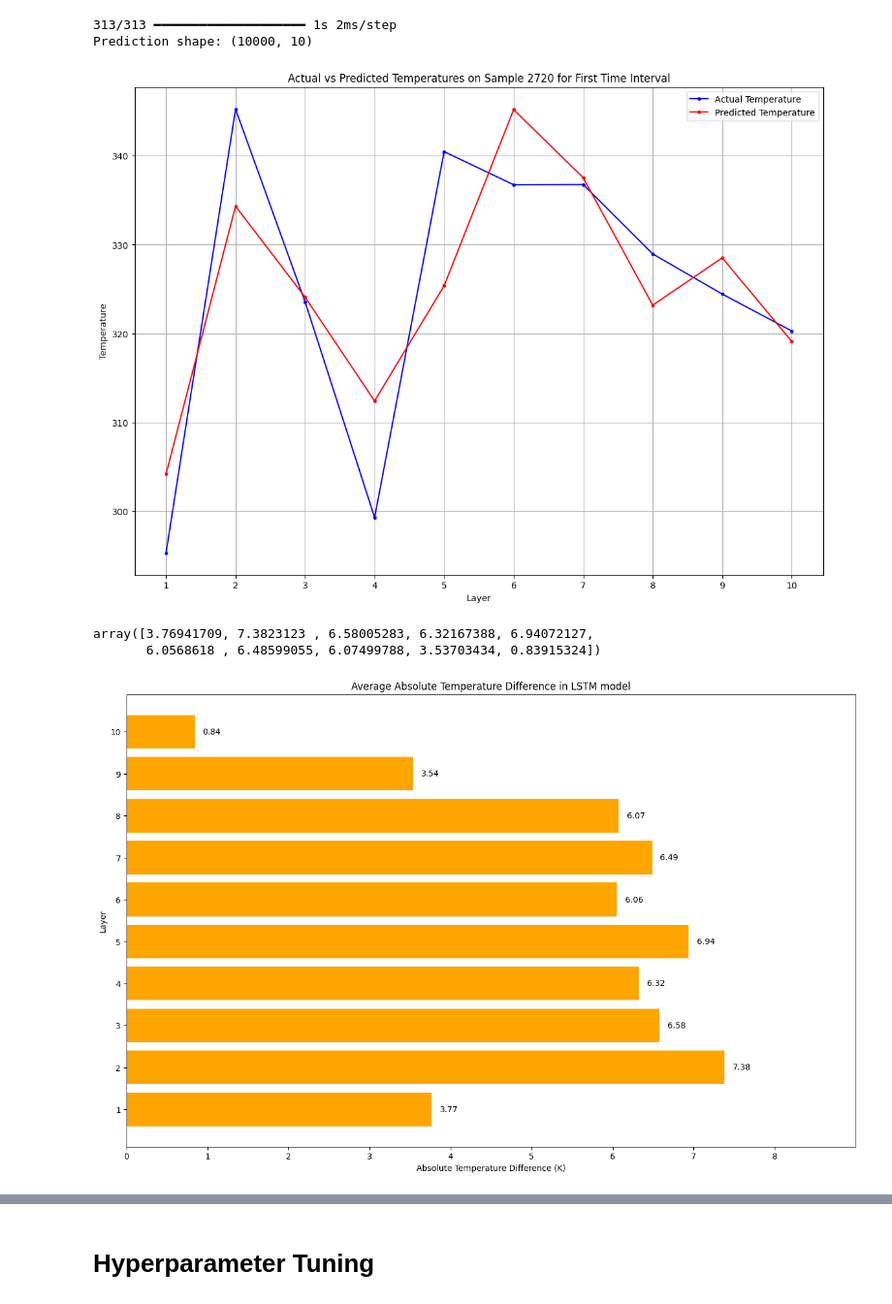
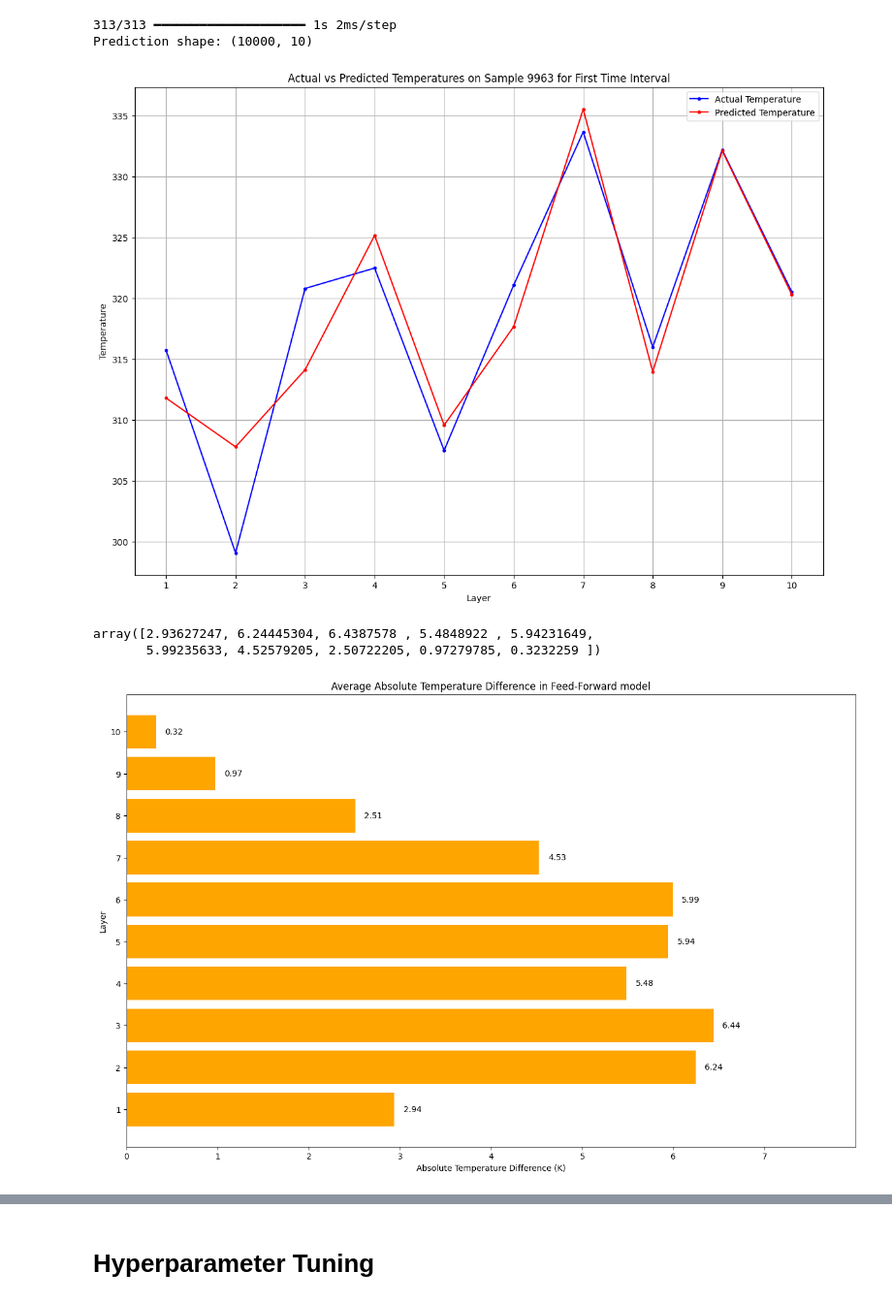
Before and after one commit to RiaTao/UNT-Thermography-24, a Jupyter notebook: Thermography-NN-time1.ipynb, the cells around one changed output, grey strips where cells are left out. Shown at 97% size. Saved outputs shown, nothing was run; the diff lists cells and outputs as text; code cells hidden in the pictures.

```diff
--- a/Thermography-NN-time1.ipynb
+++ b/Thermography-NN-time1.ipynb
@@ -115,16 +116,20 @@ y_test_scaled = y_scaler.transform(y_test).reshape(y_test.shape)
 # %%
 model = Sequential()
 model.add(Input(shape=spectra_row_reshape[1].shape, ))
-# model.add(Bidirectional(LSTM(1024, activation='relu', return_sequences=True)))
-model.add(Dense(2048, activation='relu'))
-model.add(Dense(1024, activation='relu'))
-model.add(Dense(512, activation='relu'))
-model.add(Dense(256, activation='relu'))
-model.add(Dense(128, activation='relu'))
-model.add(Dense(64, activation='relu'))
-model.add(Dense(32, activation='relu'))
-model.add(Dense(16, activation='relu'))
-model.add((Dense(10, activation='linear')))
+model.add(Dense(2048, activation='tanh'))
+model.add(Dense(1024, activation='tanh'))
+model.add(Dense(512, activation='tanh'))
+model.add(Dense(256, activation='tanh'))
+model.add(Dense(128, activation='tanh'))
+model.add(Dense(64, activation='tanh'))
+model.add(Dense(32, activation='tanh'))
+model.add(Dense(16, activation='tanh'))
+
+# model.add(Dense(1344, activation='tanh'))
+# model.add(Dense(1920, activation='tanh'))
+# model.add(Dense(1888, activation='tanh'))
+# model.add(Dense(192, activation='tanh'))
+model.add(Dense(10, activation='linear'))
 
 model.summary()
 
@@ -136,7 +141,7 @@ reduce_lr = ReduceLROnPlateau(monitor='val_loss', factor=0.5, patience=5, min_lr
 
 model.compile(optimizer=nadam, loss='mae', metrics=['accuracy'])
 
-history = model.fit(X_train_scaled, y_train_scaled, epochs=200, batch_size=256, validation_data=(X_val_scaled, y_val_scaled),
+history = model.fit(X_train_scaled, y_train_scaled, epochs=300, batch_size=256, validation_data=(X_val_scaled, y_val_scaled),
           callbacks=[early_stopping, reduce_lr])
 
 
@@ -248,7 +255,7 @@ plt.legend()
 plt.grid(True)
 plt.show()
 # %% [output]
-[figure, old version]
+[figure, new version]
 # %%
 # Calculate absolute difference
 temp_diff_abs = np.abs(y_test - y_pred_original_scale)
@@ -258,34 +265,34 @@ avg_temp_diff = np.sum(temp_diff_abs, axis=0) / 10000
 # %%
 avg_temp_diff
 # %% [output]
-array([3.76941709, 7.3823123 , 6.58005283, 6.32167388, 6.94072127,
-       6.0568618 , 6.48599055, 6.07499788, 3.53703434, 0.83915324])
+array([2.93627247, 6.24445304, 6.4387578 , 5.4848922 , 5.94231649,
+       5.99235633, 4.52579205, 2.50722205, 0.97279785, 0.3232259 ])
 # %%
 plt.figure(figsize=(16, 10))
 
 # Plot horizontal bar graph
 bars = plt.barh(x, avg_temp_diff, color='orange')
 
 # Set the x-axis limits if needed
 plt.xlim(math.floor(np.min(avg_temp_diff)), math.ceil(np.max(avg_temp_diff)) + 1)
 
 # Add title and labels
-plt.title("Average Absolute Temperature Difference in LSTM model")
+plt.title("Average Absolute Temperature Difference in Feed-Forward model")
 plt.ylabel("Layer")
 plt.xlabel("Absolute Temperature Difference (K)")
 
 # Set y-ticks for layers
 plt.yticks(np.arange(1, 11, step=1))
 
 # Set x-ticks for temperature difference
 plt.xticks(np.arange(math.floor(np.min(avg_temp_diff)), math.ceil(np.max(avg_temp_diff)) + 1, step=1))
 
 # Add labels to each bar
 for bar in bars:
     width = bar.get_width()
     plt.text(width + 0.1, bar.get_y() + bar.get_height() / 2, f'{width:.2f}',
              ha='left', va='center')
 
 plt.show()
 # %% [output]
-[figure, old version]
+[figure, new version]
```
Also changed, not shown: parts of 5 cells of this notebook, 2 other files.
